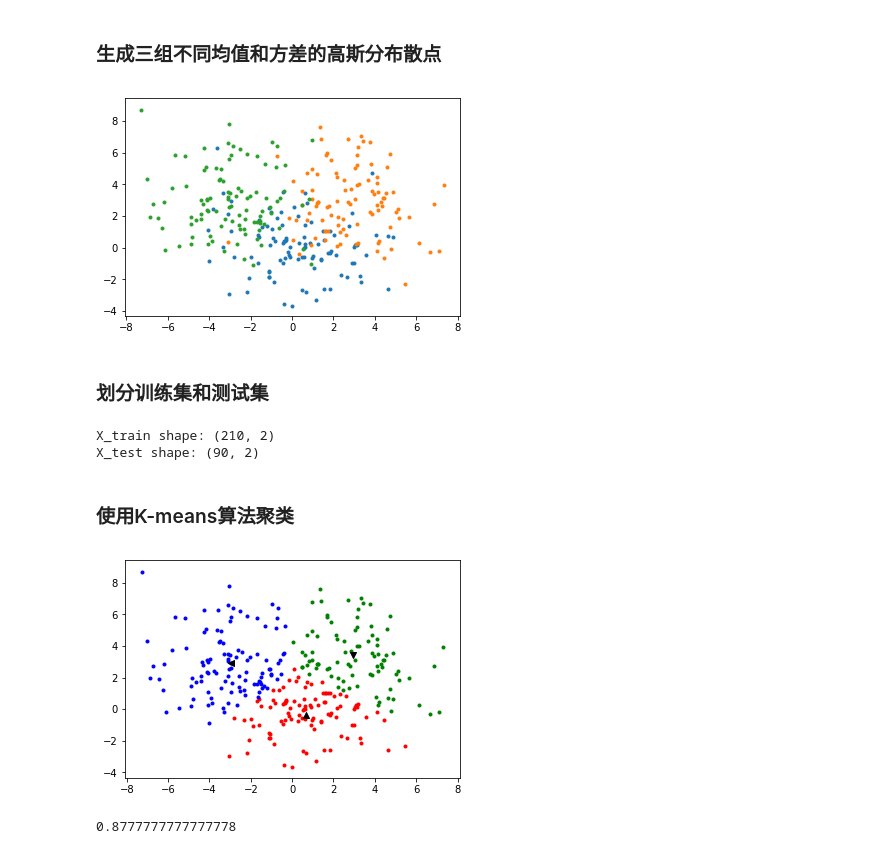
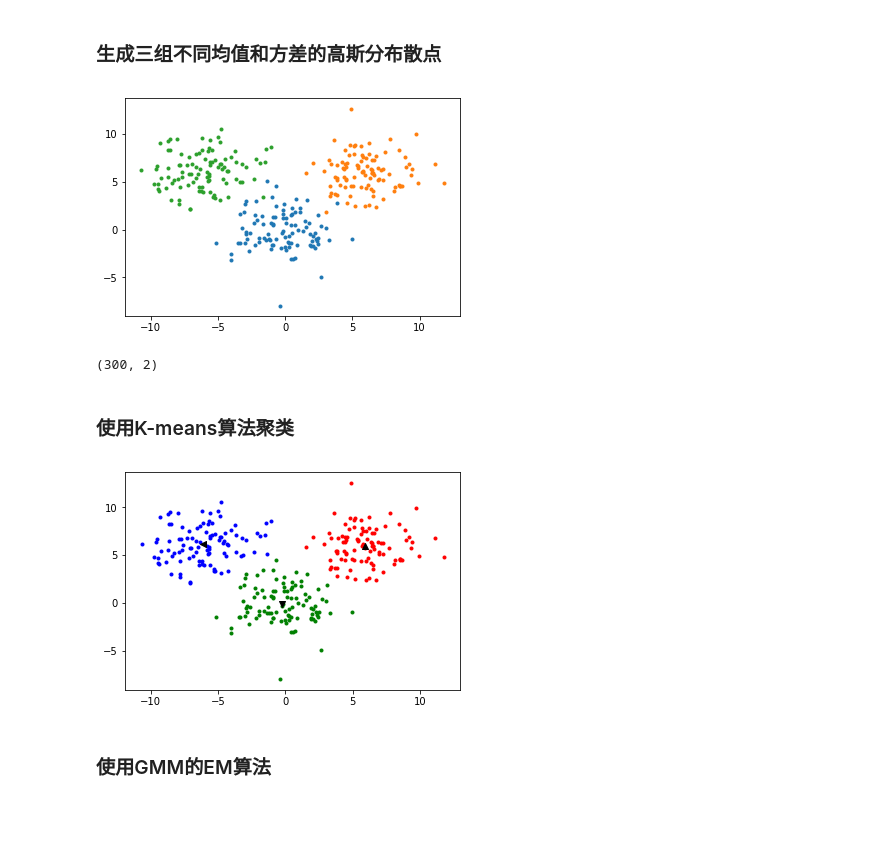
Before and after one commit to CN-GuoZiyang/machine-learning, a Jupyter notebook: ML_Lab3/ML_Lab3.ipynb, the cells around one changed output. Saved outputs shown, nothing was run; the diff lists cells and outputs as text; code cells hidden in the pictures; blank space fills up the shorter version.

```diff
--- a/ML_Lab3/ML_Lab3.ipynb
+++ b/ML_Lab3/ML_Lab3.ipynb
@@ -5,33 +5,25 @@ import numpy as np
 import matplotlib.pyplot as plt
 import random
 # %%
-X_raw = np.zeros((2, 300))
+X = np.zeros((2, 300))
 for i in range(100):
-    X_raw[0, i] = random.gauss(0, 2)
-    X_raw[1, i] = random.gauss(0, 2)
+    X[0, i] = random.gauss(0, 2)
+    X[1, i] = random.gauss(0, 2)
 for i in range(100, 200):
-    X_raw[0, i] = random.gauss(3, 2)
-    X_raw[1, i] = random.gauss(3, 2)
+    X[0, i] = random.gauss(6, 2)
+    X[1, i] = random.gauss(6, 2)
 for i in range(200, 300):
-    X_raw[0, i] = random.gauss(-3, 2)
-    X_raw[1, i] = random.gauss(3, 2)
-plt.scatter(X_raw[0, 0:100], X_raw[1, 0:100], marker=".")
-plt.scatter(X_raw[0, 100:200], X_raw[1, 100:200], marker=".")
-plt.scatter(X_raw[0, 200:300], X_raw[1, 200:300], marker=".")
+    X[0, i] = random.gauss(-6, 2)
+    X[1, i] = random.gauss(6, 2)
+plt.scatter(X[0, 0:100], X[1, 0:100], marker=".")
+plt.scatter(X[0, 100:200], X[1, 100:200], marker=".")
+plt.scatter(X[0, 200:300], X[1, 200:300], marker=".")
 plt.show()
+X = X.T
+print(X.shape)
 # %% [output]
-[figure, old version]
+[figure, new version]
+(300, 2)
-# %% [markdown]
-### 划分训练集和测试集
-# %%
-X_train = np.c_[X_raw[0:2, 0:70], X_raw[0:2, 100:170], X_raw[0:2, 200:270]].T
-X_test = np.c_[X_raw[0:2, 70:100], X_raw[0:2, 170:200], X_raw[0:2, 270:300]].T
-
-print("X_train shape: " + str(X_train.shape))
-print("X_test shape: " + str(X_test.shape))
-# %% [output]
-X_train shape: (210, 2)
-X_test shape: (90, 2)
 # %% [markdown]
 ### 使用K-means算法聚类
 # %%
@@ -82,25 +74,13 @@ def kmeans(generation, x):
             c3_center = [sumx / len(c3), sumy / len(c3)]
     return c1_center, c2_center, c3_center
 # %%
-def draw(c1_center, c2_center, c3_center, x_train, x_test):
+def draw(c1_center, c2_center, c3_center, x):
     c1 = []
     c2 = []
     c3 = []
 
-    for i in range(x_train.shape[0]):
-        current = x_train[i]
-        c1_dis = (current[0] - c1_center[0])**2 + (current[1] - c1_center[1])**2
-        c2_dis = (current[0] - c2_center[0])**2 + (current[1] - c2_center[1])**2
-        c3_dis = (current[0] - c3_center[0])**2 + (current[1] - c3_center[1])**2
-        if (c1_dis <= c2_dis) & (c1_dis <= c3_dis):
-            c1.append(current)
-        elif (c2_dis <= c1_dis) & (c2_dis <= c3_dis):
-            c2.append(current)
-        else:
-            c3.append(current)
-
-    for i in range(x_test.shape[0]):
-        current = x_test[i]
+    for i in range(x.shape[0]):
+        current = x[i]
         c1_dis = (current[0] - c1_center[0])**2 + (current[1] - c1_center[1])**2
         c2_dis = (current[0] - c2_center[0])**2 + (current[1] - c2_center[1])**2
         c3_dis = (current[0] - c3_center[0])**2 + (current[1] - c3_center[1])**2
@@ -152,7 +104,7 @@ def predict(c1_center, c2_center, c3_center, x):
 # %%
-c1_center, c2_center, c3_center = kmeans(5000, X_train)
-draw(c1_center, c2_center, c3_center, X_train, X_test)
-print(predict(c1_center, c2_center, c3_center, X_test))
+c1_center, c2_center, c3_center = kmeans(5000, X)
+draw(c1_center, c2_center, c3_center, X)
 # %% [output]
-[figure, old version]
+[figure, new version]
-0.8777777777777778
+# %% [markdown]
+### 使用GMM的EM算法
```
Also changed, not shown: parts of 4 cells of this notebook.
